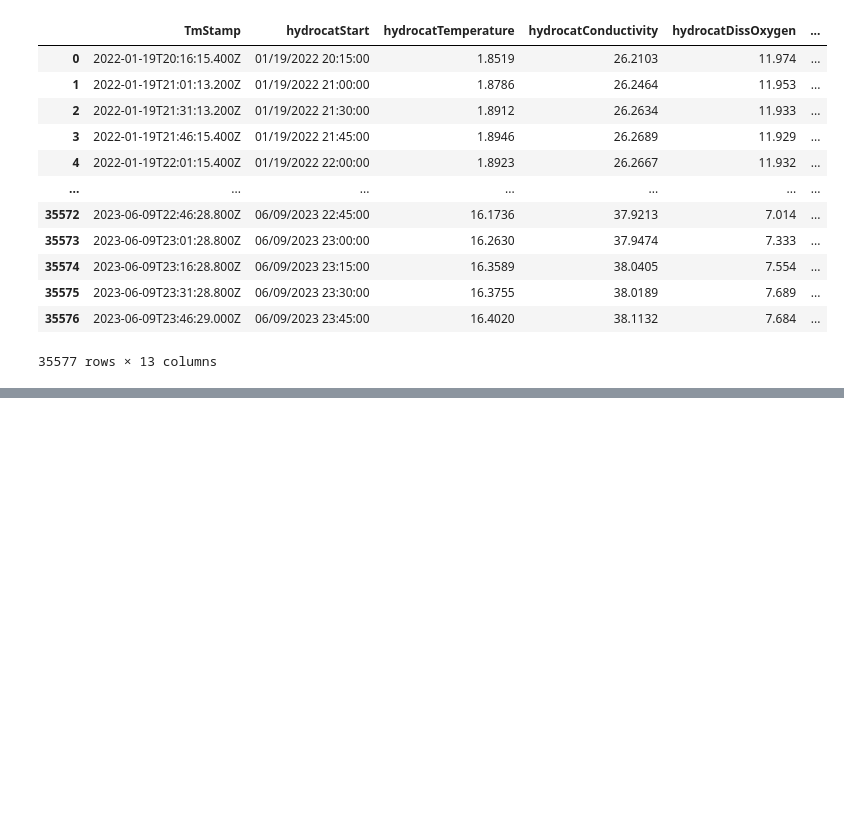
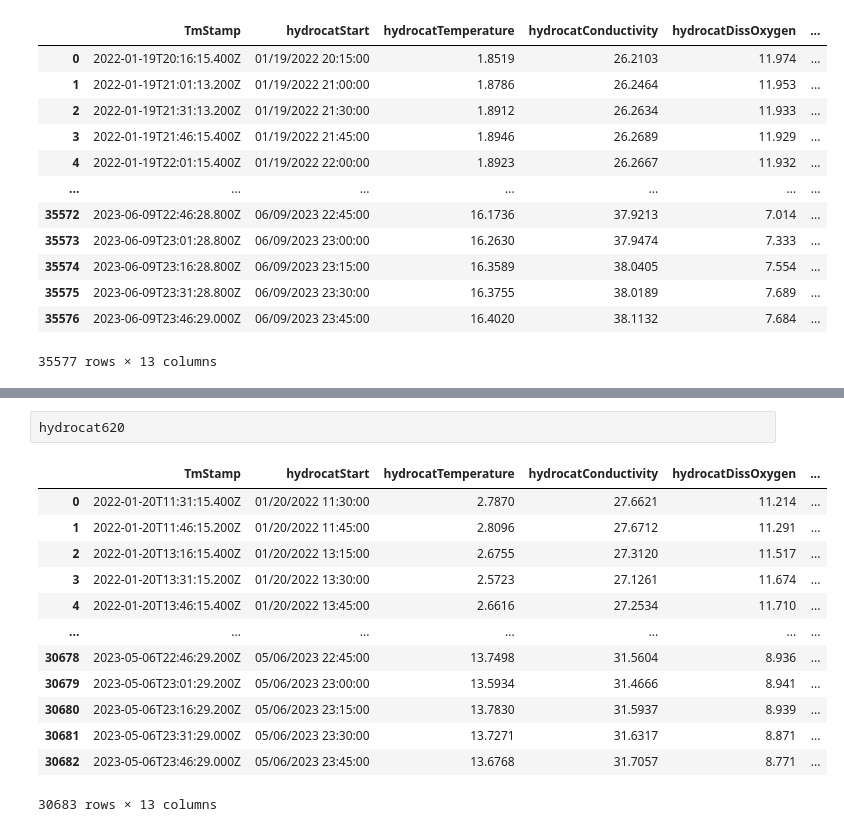
Before and after one commit to abby-baskind/phyto, a Jupyter notebook: QAQC_TimeSeries.ipynb, the cells around one changed output, grey strips where cells are left out. Saved outputs shown, nothing was run; the diff lists cells and outputs as text; blank space fills up the shorter version.

```diff
--- a/QAQC_TimeSeries.ipynb
+++ b/QAQC_TimeSeries.ipynb
@@ -521,0 +522,16 @@ plt.scatter(hydrocat720['DateTime'], hydrocat720['pH total'])
+# %%
+hydrocat620
+# %% [output]
+|  | TmStamp | hydrocatStart | hydrocatTemperature | hydrocatConductivity | hydrocatDissOxygen | ... |
+| 0 | 2022-01-20T11:31:15.400Z | 01/20/2022 11:30:00 | 2.7870 | 27.6621 | 11.214 | ... |
+| 1 | 2022-01-20T11:46:15.200Z | 01/20/2022 11:45:00 | 2.8096 | 27.6712 | 11.291 | ... |
+| 2 | 2022-01-20T13:16:15.400Z | 01/20/2022 13:15:00 | 2.6755 | 27.3120 | 11.517 | ... |
+| 3 | 2022-01-20T13:31:15.200Z | 01/20/2022 13:30:00 | 2.5723 | 27.1261 | 11.674 | ... |
+| 4 | 2022-01-20T13:46:15.400Z | 01/20/2022 13:45:00 | 2.6616 | 27.2534 | 11.710 | ... |
+| ... | ... | ... | ... | ... | ... | ... |
+| 30678 | 2023-05-06T22:46:29.200Z | 05/06/2023 22:45:00 | 13.7498 | 31.5604 | 8.936 | ... |
+| 30679 | 2023-05-06T23:01:29.200Z | 05/06/2023 23:00:00 | 13.5934 | 31.4666 | 8.941 | ... |
+| 30680 | 2023-05-06T23:16:29.200Z | 05/06/2023 23:15:00 | 13.7830 | 31.5937 | 8.939 | ... |
+| 30681 | 2023-05-06T23:31:29.000Z | 05/06/2023 23:30:00 | 13.7271 | 31.6317 | 8.871 | ... |
+| 30682 | 2023-05-06T23:46:29.000Z | 05/06/2023 23:45:00 | 13.6768 | 31.7057 | 8.771 | ... |
+30683 rows × 13 columns
```
Also changed, not shown: parts of 1 cell of this notebook, 2 other files.
